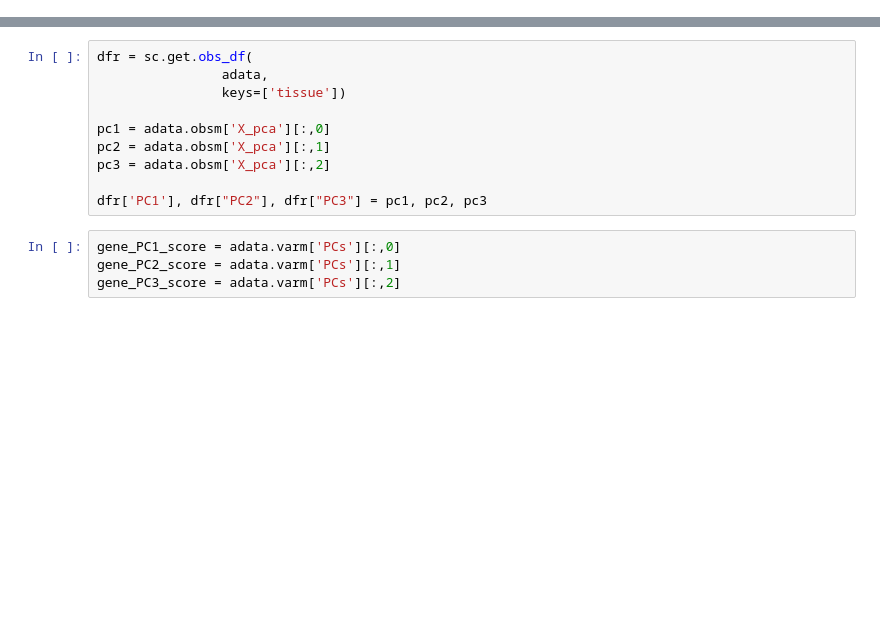
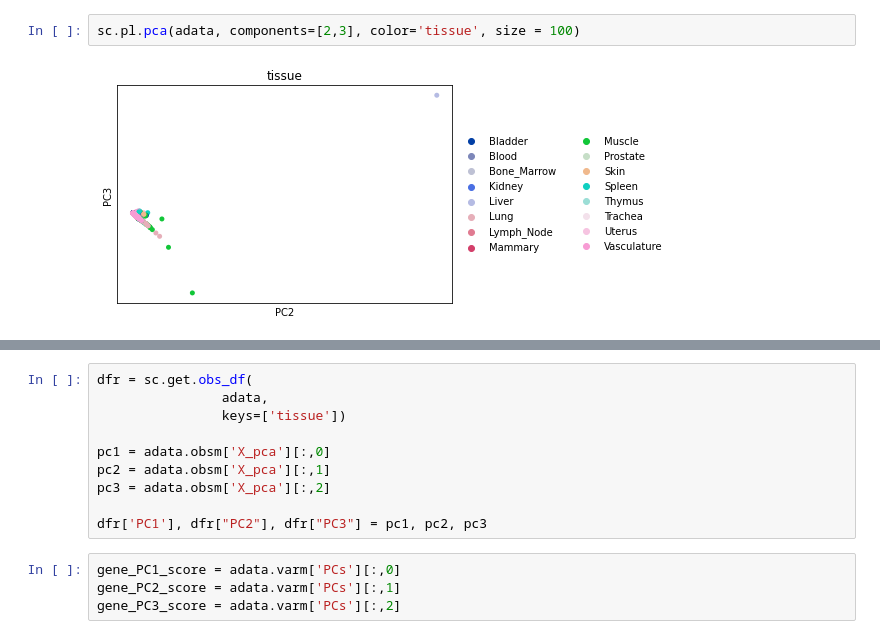
Before and after one commit to michael-swift/tsp-immune-analysis, a Jupyter notebook: notebooks/immune_signatures/nheatmap.ipynb, the cells around one changed output, grey strips where cells are left out. Saved outputs shown, nothing was run; the diff lists cells and outputs as text; blank space fills up the shorter version.

```diff
--- a/notebooks/immune_signatures/nheatmap.ipynb
+++ b/notebooks/immune_signatures/nheatmap.ipynb
@@ -90,0 +87,4 @@ sc.pl.pca_overview(adata, color = ['tissue'], projection = '2d', size = 3)
+# %%
+sc.pl.pca(adata, components=[2,3], color='tissue', size = 100)
+# %% [output]
+[figure, added]
```
Also changed, not shown: parts of 22 cells of this notebook, 10 other files.
